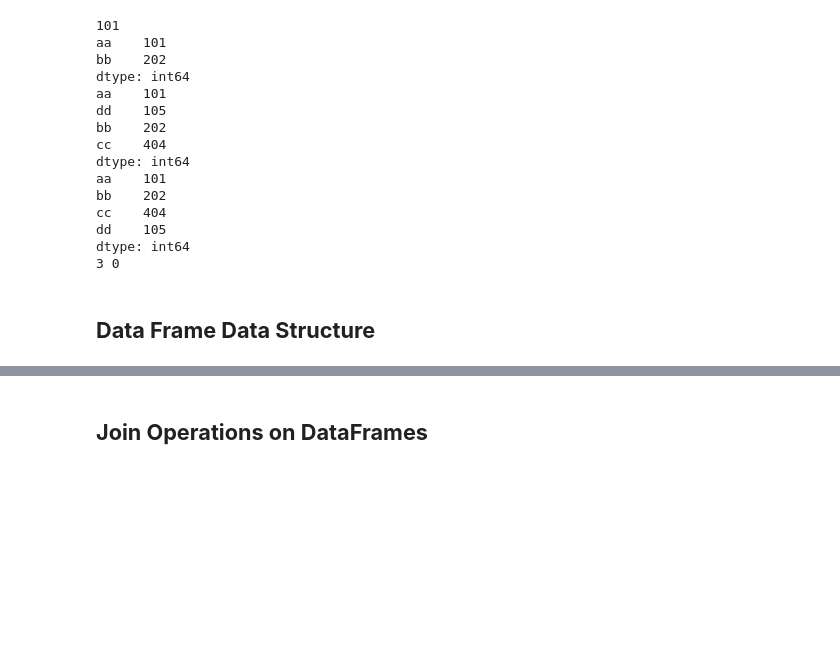
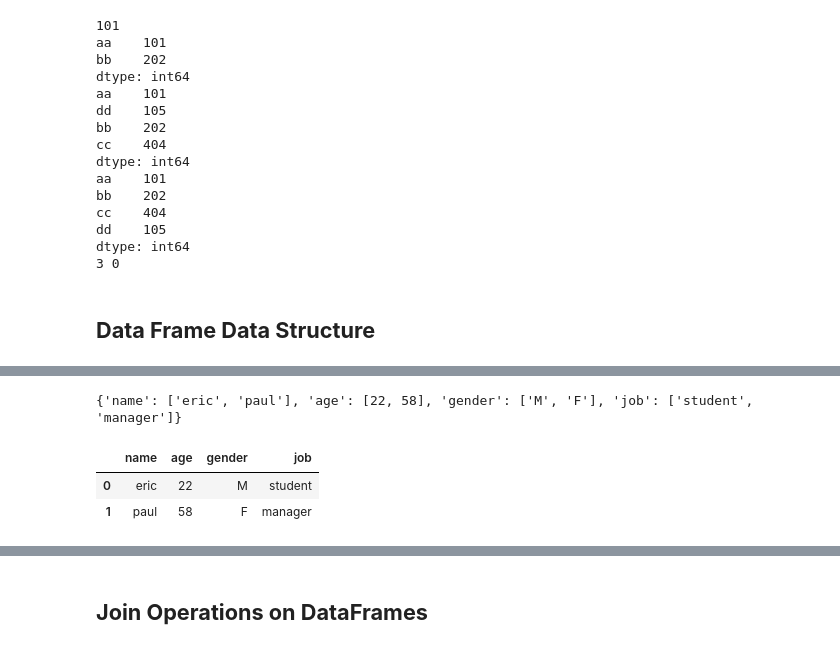
Before and after one commit to toarnabtrainer/AEC_ML_Batch_1_August_2026, a Jupyter notebook: Pandas.ipynb, the cells around one changed output, grey strips where cells are left out. Drawn from its saved outputs; the diff is of its cells as text; code cells hidden in the pictures; blank space fills up the shorter version.

```diff
--- a/Pandas.ipynb
+++ b/Pandas.ipynb
@@ -212,0 +223,11 @@ dtype: int64
+# %%
+# create dataframe from a dictionary
+user_data = dict(name=['eric','paul'], age=[22,58], gender=['M','F'], job=['student','manager'])
+print(user_data)
+user2 = pd.DataFrame(data = user_data)
+display(user2)
+# %% [output]
+{'name': ['eric', 'paul'], 'age': [22, 58], 'gender': ['M', 'F'], 'job': ['student', 'manager']}
+|  | name | age | gender | job |
+| 0 | eric | 22 | M | student |
+| 1 | paul | 58 | F | manager |
```
Also changed, not shown: parts of 4 cells of this notebook.
